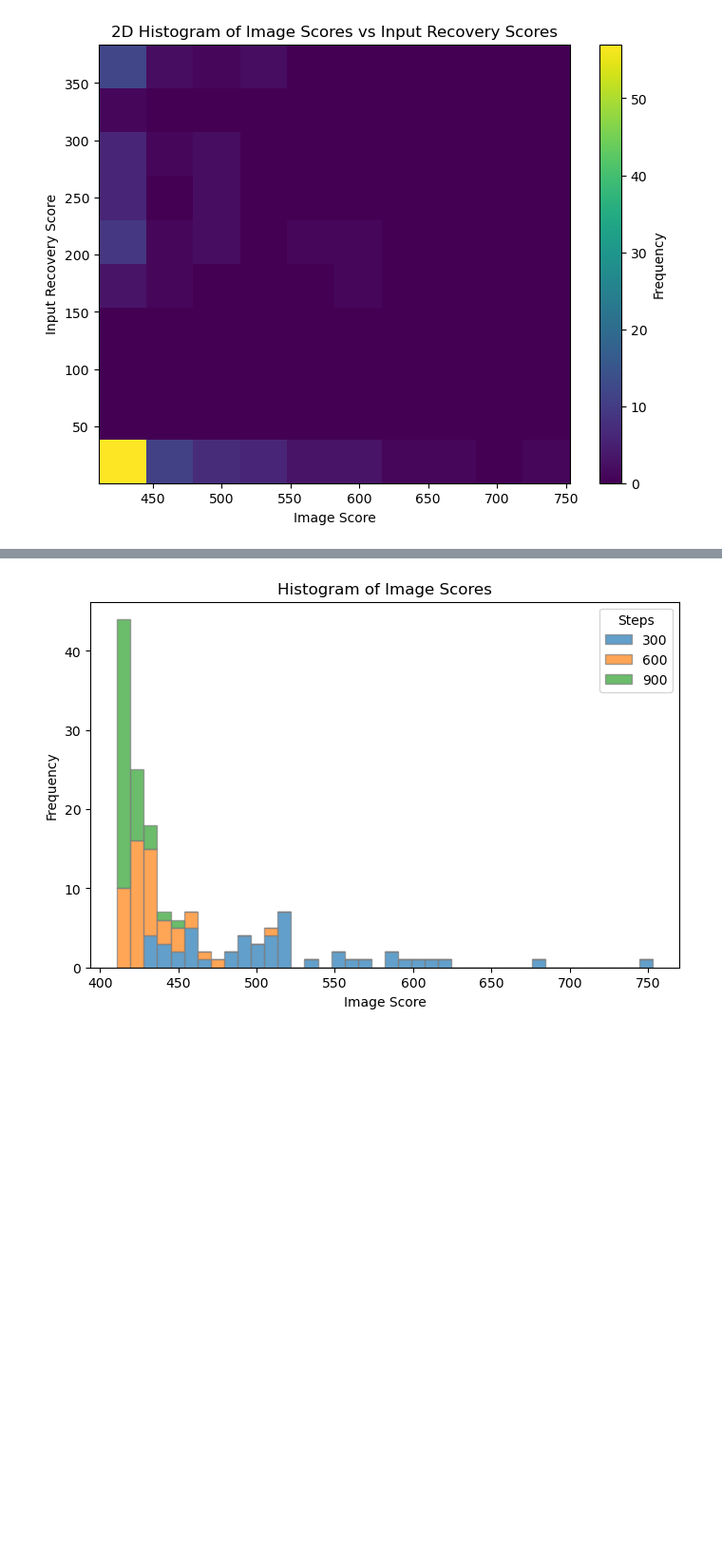
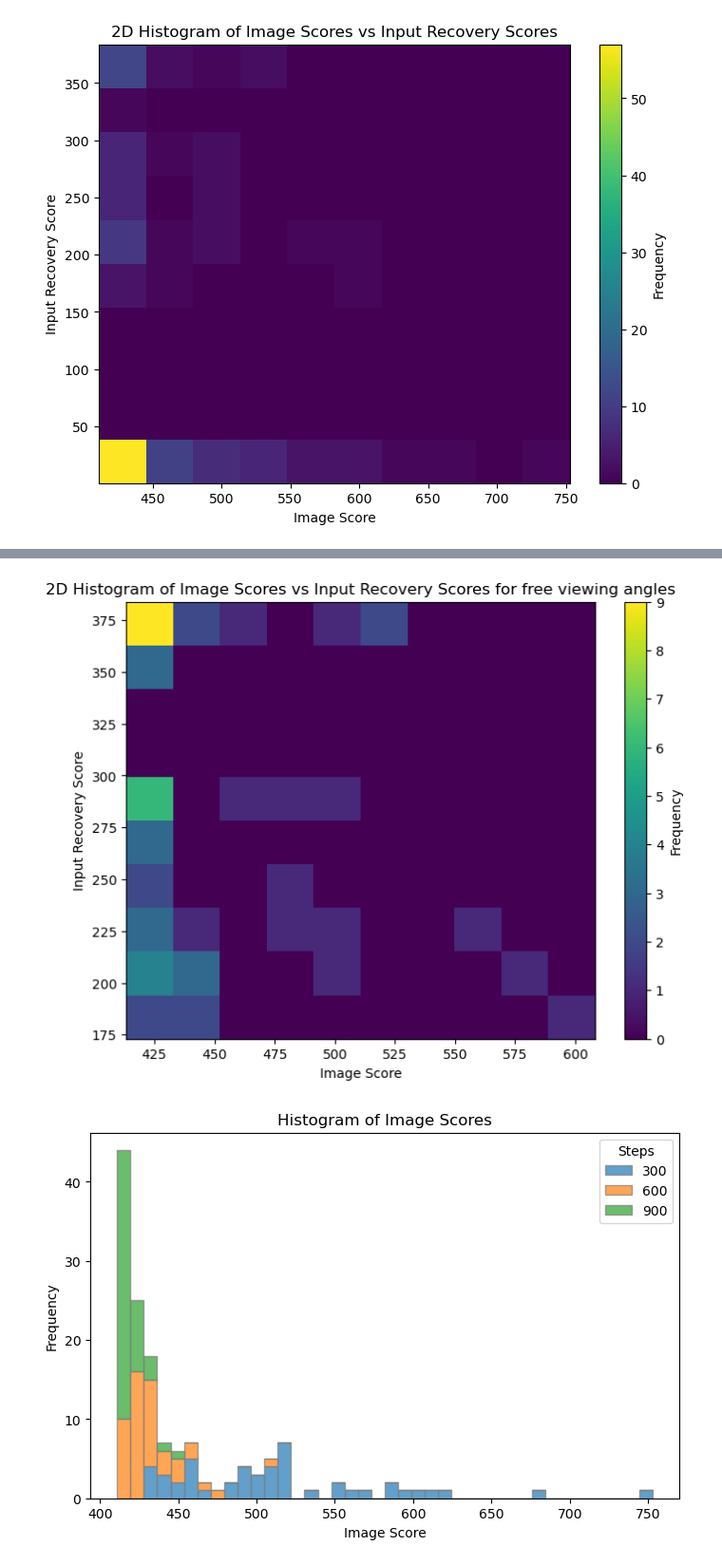
Before and after one commit to Minijanach/JAX_deprojection, a Jupyter notebook: SVI_notebooks/pqe/combine_tables.ipynb, the cells around one changed output, grey strips where cells are left out. Shown at 95% size. Saved outputs shown, nothing was run; the diff lists cells and outputs as text; code cells hidden in the pictures; blank space fills up the shorter version.

```diff
--- a/SVI_notebooks/pqe/combine_tables.ipynb
+++ b/SVI_notebooks/pqe/combine_tables.ipynb
@@ -131,3 +146,18 @@ plt.show()
+# %%
+plt.figure(figsize=(8, 6))
+plt.hist2d(
+    combined_df[combined_df['Free viewing angles'] == 'Yes']['img_score'],
+    combined_df[combined_df['Free viewing angles'] == 'Yes']['input_recovery_score'],
+    bins=(10, 10),  # Number of bins for x and y axes
+    cmap='viridis'  # Colormap for the 2D histogram
+)
+plt.colorbar(label='Frequency')
+plt.title('2D Histogram of Image Scores vs Input Recovery Scores for free viewing angles')
+plt.xlabel('Image Score')
+plt.ylabel('Input Recovery Score')
+plt.show()
+# %% [output]
+[figure, added]
 # %%
 
 # Prepare data for barstacked histogram
```
Also changed, not shown: parts of 3 cells of this notebook.
